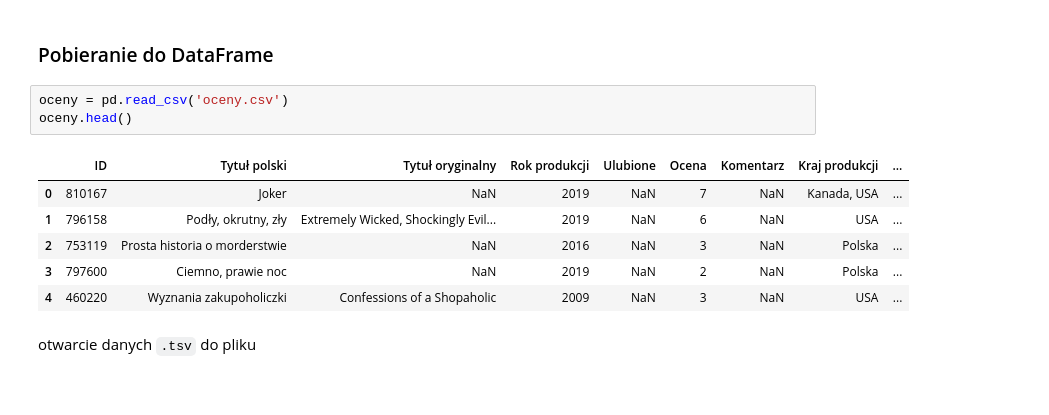
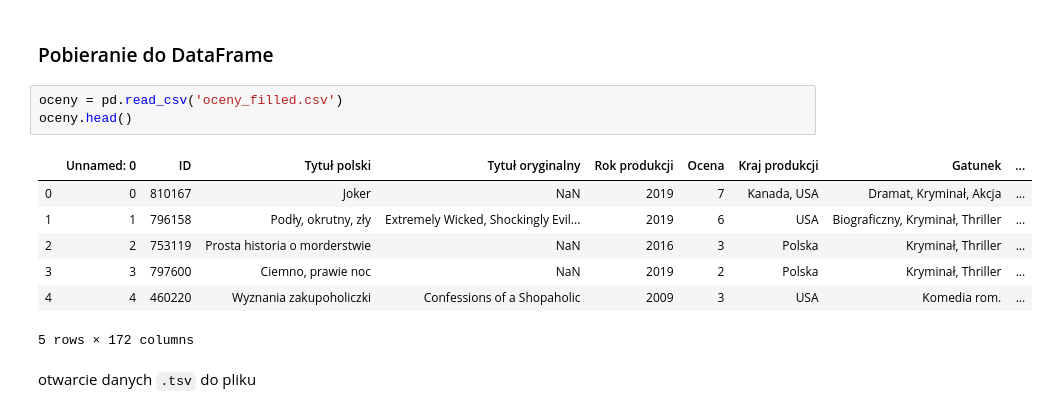
Before and after one commit to mateuszrusin/ml-filmweb-score, a Jupyter notebook: Analiza_fanych_filmweb.ipynb, the cells around one changed output. Cells and saved outputs as stored; diff of their text form.

```diff
--- a/Analiza_fanych_filmweb.ipynb
+++ b/Analiza_fanych_filmweb.ipynb
@@ -51,15 +51,16 @@ title.ratings.tsv.g 100%[===================>]   4.64M  19.7MB/s    in 0.2s
 # %% [markdown]
 ### Pobieranie do DataFrame
 # %%
-oceny = pd.read_csv('oceny.csv')
+oceny = pd.read_csv('oceny_filled.csv')
 oceny.head()
 # %% [output]
-|  | ID | Tytuł polski | Tytuł oryginalny | Rok produkcji | Ulubione | Ocena | Komentarz | Kraj produkcji | ... |
-| 0 | 810167 | Joker | NaN | 2019 | NaN | 7 | NaN | Kanada, USA | ... |
-| 1 | 796158 | Podły, okrutny, zły | Extremely Wicked, Shockingly Evil... | 2019 | NaN | 6 | NaN | USA | ... |
-| 2 | 753119 | Prosta historia o morderstwie | NaN | 2016 | NaN | 3 | NaN | Polska | ... |
-| 3 | 797600 | Ciemno, prawie noc | NaN | 2019 | NaN | 2 | NaN | Polska | ... |
-| 4 | 460220 | Wyznania zakupoholiczki | Confessions of a Shopaholic | 2009 | NaN | 3 | NaN | USA | ... |
+|  | Unnamed: 0 | ID | Tytuł polski | Tytuł oryginalny | Rok produkcji | Ocena | Kraj produkcji | Gatunek | ... |
+| 0 | 0 | 810167 | Joker | NaN | 2019 | 7 | Kanada, USA | Dramat, Kryminał, Akcja | ... |
+| 1 | 1 | 796158 | Podły, okrutny, zły | Extremely Wicked, Shockingly Evil... | 2019 | 6 | USA | Biograficzny, Kryminał, Thriller | ... |
+| 2 | 2 | 753119 | Prosta historia o morderstwie | NaN | 2016 | 3 | Polska | Kryminał, Thriller | ... |
+| 3 | 3 | 797600 | Ciemno, prawie noc | NaN | 2019 | 2 | Polska | Kryminał, Thriller | ... |
+| 4 | 4 | 460220 | Wyznania zakupoholiczki | Confessions of a Shopaholic | 2009 | 3 | USA | Komedia rom. | ... |
+5 rows × 172 columns
 # %% [markdown]
 otwarcie danych `.tsv` do pliku
 # %%
```
Also changed, not shown: parts of 18 cells of this notebook, 2 other files.
